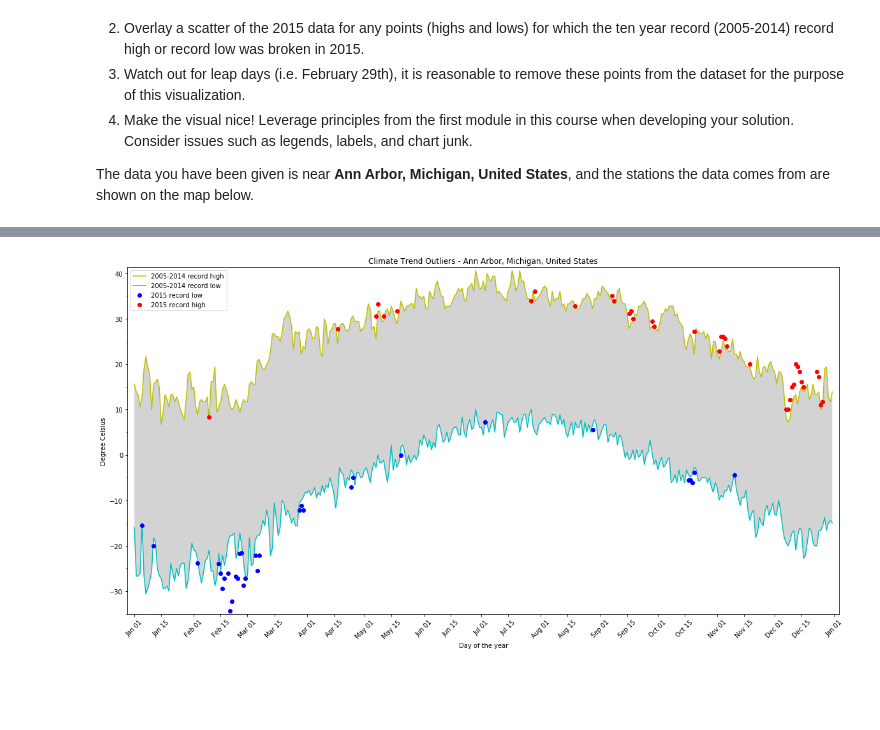
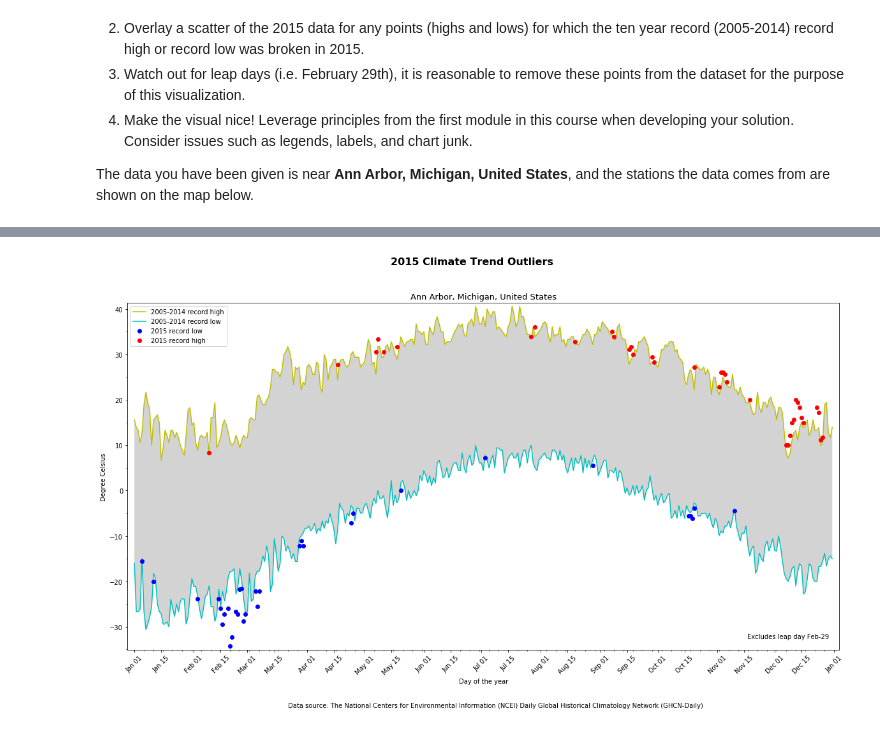
Before and after one commit to vmalkoti/Applied-Plotting-Charting-Data-Representation-in-Python, a Jupyter notebook: Assignment2.ipynb, the cells around one changed output, grey strips where cells are left out. Cells and saved outputs as stored; diff of their text form; code cells hidden in the pictures; blank space fills up the shorter version.

Commit message:
Added texts to plot image

```diff
--- a/Assignment2.ipynb
+++ b/Assignment2.ipynb
@@ -94,33 +94,36 @@ numeric_days_2015_max = mdates.datestr2num(days_2015_max)
 plt.figure(figsize=(20, 10))
 
 # format x-axis
 plt.gca().xaxis.set_major_formatter(mdates.DateFormatter('%b %d'))
 plt.gca().xaxis.set_major_locator(mdates.DayLocator(bymonthday=(1,15)))
+#plt.gca().xaxis.set_minor_locator(mdates.DayLocator(interval=5))
 
 # format y-axis
 plt.gca().yaxis.set_major_locator(ticker.MultipleLocator(10))
 plt.gca().yaxis.set_minor_locator(ticker.MultipleLocator(5))
 
 # plot 2005-2014 data
 plt.plot(numeric_days, ten_year_rec_highs, '-y', label='2005-2014 record high')  # color chosen to indicate warm temps
 plt.plot(numeric_days, ten_year_rec_lows, '-c', label='2005-2014 record low')   # color chosen to indicate cold temps
 
 # shade area between 2005-2014 record high and low
 plt.fill_between(numeric_days, ten_year_rec_lows, ten_year_rec_highs, facecolor='lightgray')
 
 # plot 2005 scatter points
 plt.plot(numeric_days_2015_min, mins_2015.tolist(), 'bo', label='2015 record low')  # color chosen to indicate colder temps
 plt.plot(numeric_days_2015_max, maxs_2015.tolist(), 'ro', label='2015 record high')  # color chosen to indicate warmer temps
 
 # plot options
 plt.margins(0.01)  # for padding
 plt.xticks(rotation=45)
 plt.legend(loc='upper left')
-plt.title('Climate Trend Outliers - Ann Arbor, Michigan, United States')
+plt.suptitle('2015 Climate Trend Outliers', fontsize=16, fontweight='bold')
+plt.title('Ann Arbor, Michigan, United States', fontsize=13)
 plt.ylabel('Degree Celsius')
 plt.xlabel('Day of the year')  # rubric specifies that axes must be labelled
-
+plt.gcf().text(x=0.8, y=0.15, s='Excludes leap day Feb-29')
+plt.gcf().text(x=0.3, y=0, s='Data source: The National Centers for Environmental Information (NCEI) Daily Global Historical Climatology Network (GHCN-Daily)')
 # show plot
 plt.show()
 # %% [output]
-[figure, old version]
+[figure, new version]
```
Also changed, not shown: 1 other file.
